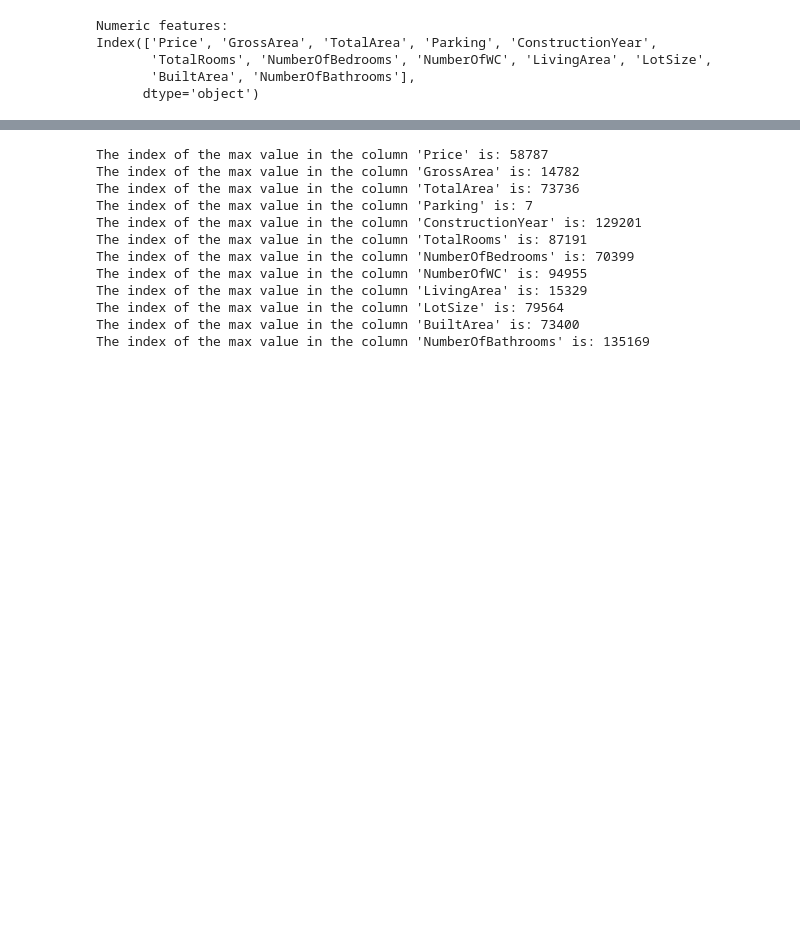
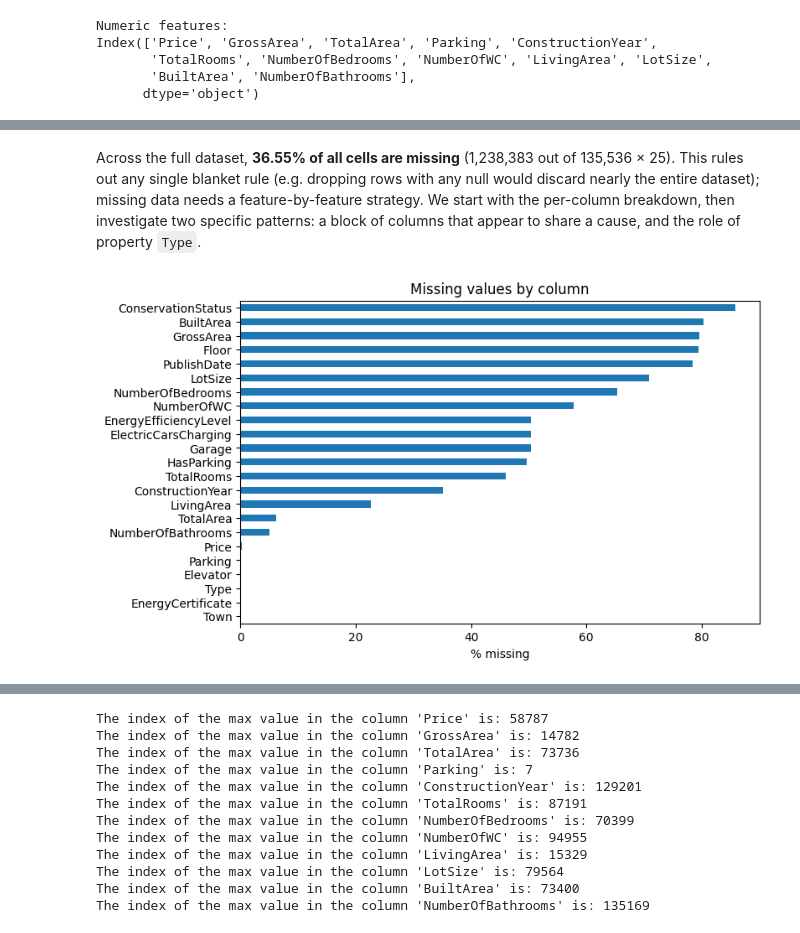
Before and after one commit to barbara-sousa-franco/MLOps_Project, a Jupyter notebook: notebooks/EDA.ipynb, the cells around one changed output, grey strips where cells are left out. Saved outputs shown, nothing was run; the diff lists cells and outputs as text; code cells hidden in the pictures; blank space fills up the shorter version.

```diff
--- a/notebooks/EDA.ipynb
+++ b/notebooks/EDA.ipynb
@@ -244,0 +430,16 @@ The percentage of missing values that would be deleted is: 36.55%
+# %% [markdown]
+Across the full dataset, **36.55% of all cells are missing** (1,238,383 out of
+135,536 × 25). This rules out any single blanket rule (e.g.
+dropping rows with any null would discard nearly the entire dataset); missing data
+needs a feature-by-feature strategy. We start with the per-column breakdown, then
+investigate two specific patterns: a block of columns that appear to share a cause,
+and the role of property `Type`.
+# %%
+miss = (df_train.isna().mean() * 100).sort_values(ascending=False)
+miss = miss[miss > 0]
+plt.figure(figsize=(8, 5))
+miss.plot.barh()
+plt.gca().invert_yaxis()
+plt.xlabel('% missing'); plt.title('Missing values by column'); plt.show()
+# %% [output]
+[figure, added]
```
Also changed, not shown: parts of 77 cells of this notebook.
